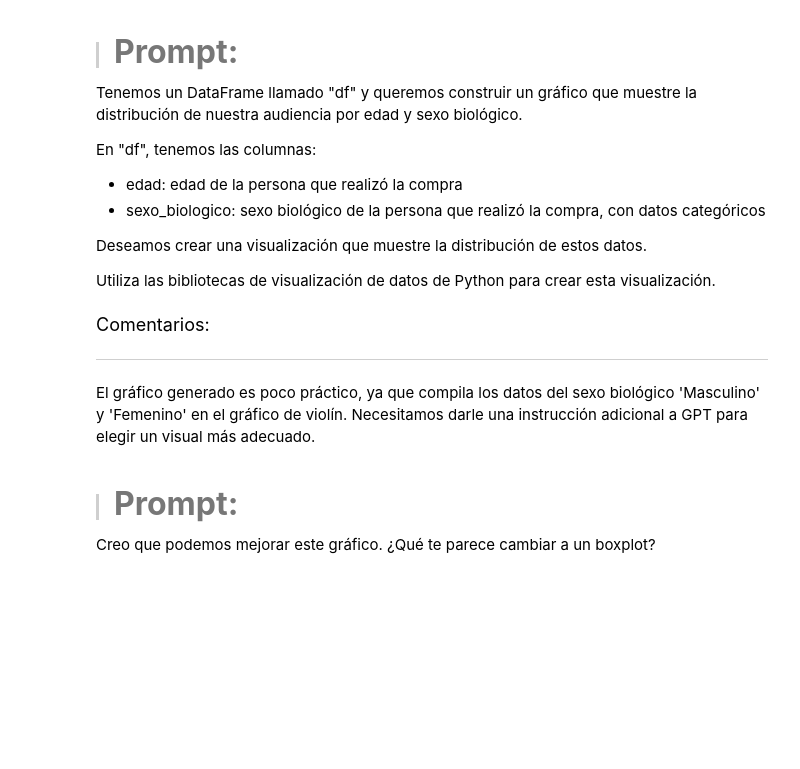
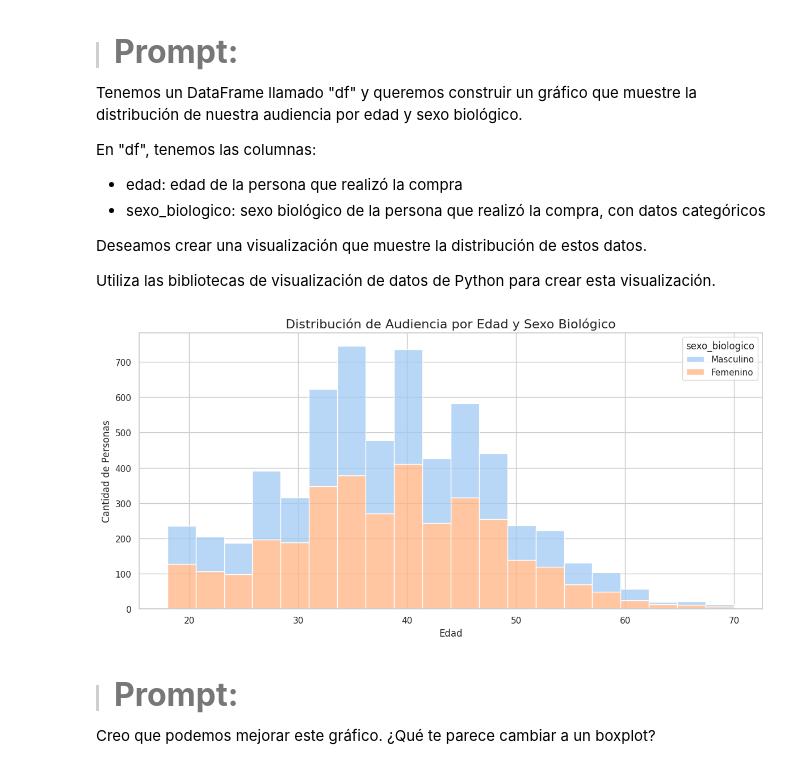
Before and after one commit to leriverah/IA-Aplicada-Ciencia-de-datos, a Jupyter notebook: IA_aplicada_a_ciencia_de_datos.ipynb, the cells around one changed output. Drawn from its saved outputs; the diff is of its cells as text; code cells hidden in the pictures; blank space fills up the shorter version.

Commit message:
Hacia Definiendo los colores del proyecto

```diff
--- a/IA_aplicada_a_ciencia_de_datos.ipynb
+++ b/IA_aplicada_a_ciencia_de_datos.ipynb
@@ -770,11 +770,26 @@ En "df", tenemos las columnas:
 Deseamos crear una visualización que muestre la distribución de estos datos.
 
 Utiliza las bibliotecas de visualización de datos de Python para crear esta visualización.
-# %% [markdown]
-<font color="7b71ff" size=4> Comentarios: </font>
-
----
-El gráfico generado es poco práctico, ya que compila los datos del sexo biológico 'Masculino' y 'Femenino' en el gráfico de violín. Necesitamos darle una instrucción adicional a GPT para elegir un visual más adecuado.
+# %%
+# Estilo del gráfico
+sns.set(style="whitegrid")
+
+# Crear una figura con tamaño adecuado
+plt.figure(figsize=(12, 6))
+
+# Crear un histograma de la distribución de edad segmentado por sexo biológico
+sns.histplot(data=df, x='edad', hue='sexo_biologico', multiple='stack', bins=20, palette='pastel')
+
+# Títulos y etiquetas
+plt.title('Distribución de Audiencia por Edad y Sexo Biológico', fontsize=16)
+plt.xlabel('Edad', fontsize=12)
+plt.ylabel('Cantidad de Personas', fontsize=12)
+
+# Mostrar gráfico
+plt.tight_layout()
+plt.show()
+# %% [output]
+[figure, added]
 # %% [markdown]
 > #### <strong><font color="7b71ff" size=6>Prompt:</font></strong>
 
```
Also changed, not shown: parts of 2 cells of this notebook.
